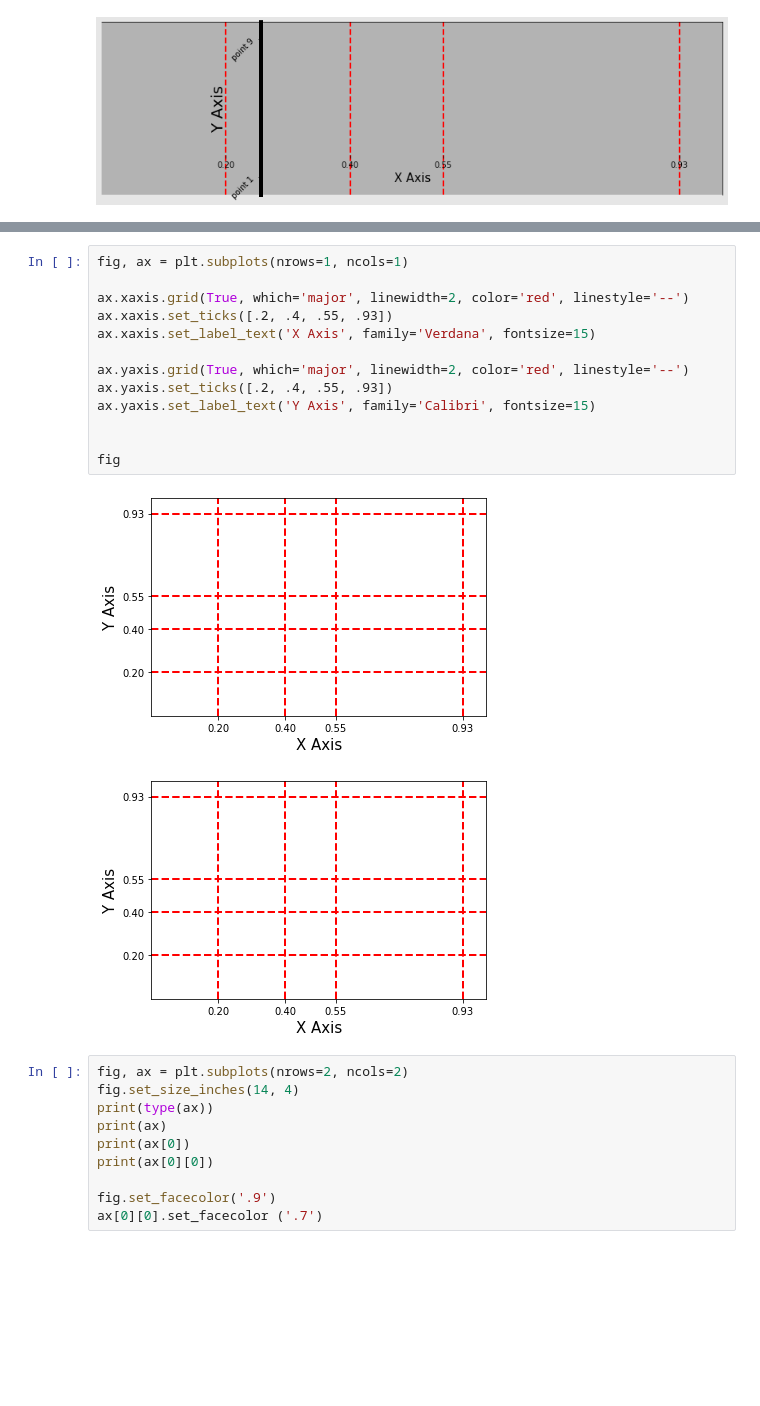
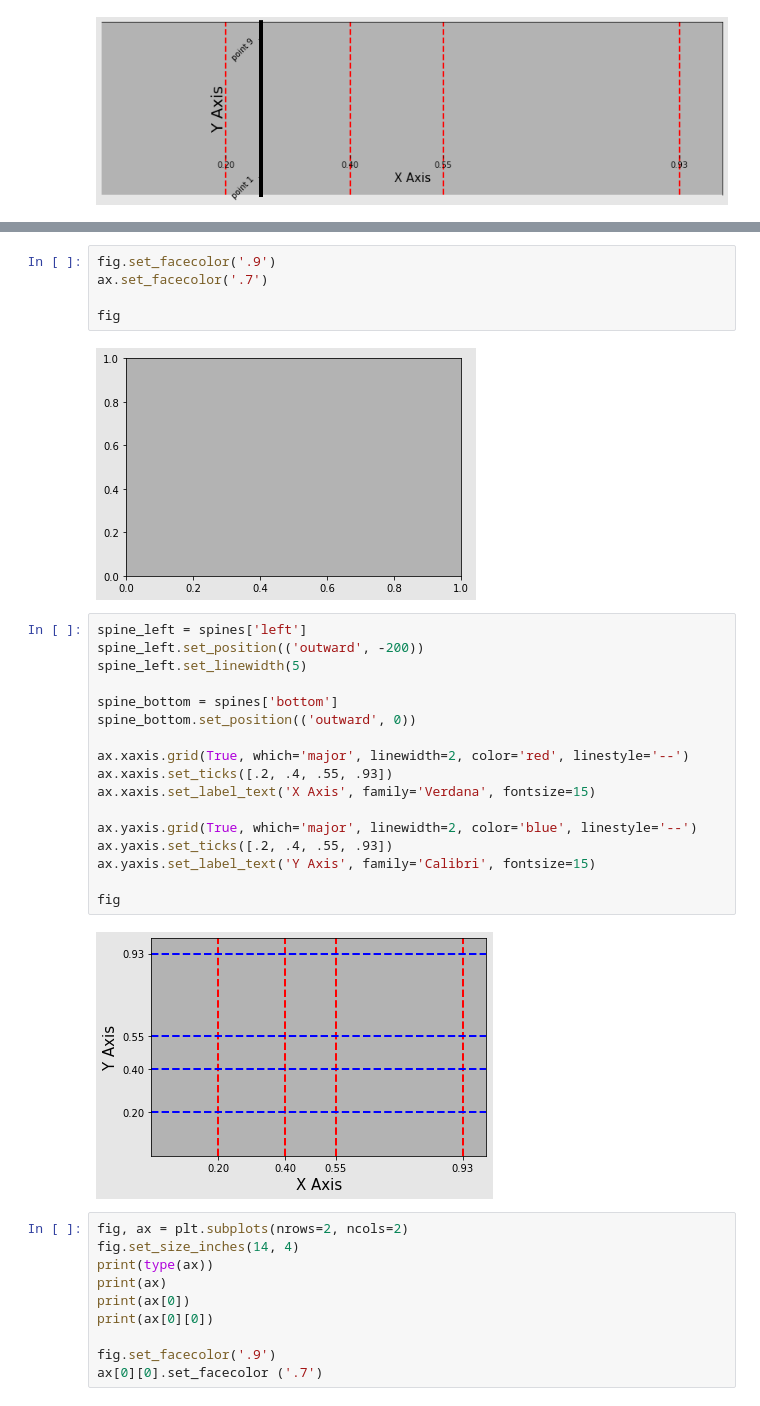
Before and after one commit to son50git/PKT_004_Visualizaiton_PY_MTL, a Jupyter notebook: PKT_004_Rework_01.ipynb, the cells around one changed output, grey strips where cells are left out. Cells and saved outputs as stored; diff of their text form; blank space fills up the shorter version.

```diff
--- a/PKT_004_Rework_01.ipynb
+++ b/PKT_004_Rework_01.ipynb
@@ -270,19 +269,29 @@ fig
+# %%
+fig.set_facecolor('.9')
+ax.set_facecolor('.7')
+
+fig
+# %% [output]
+[figure, added]
 # %%
-fig, ax = plt.subplots(nrows=1, ncols=1)
+spine_left = spines['left']
+spine_left.set_position(('outward', -200))
+spine_left.set_linewidth(5)
+
+spine_bottom = spines['bottom']
+spine_bottom.set_position(('outward', 0))
 
 ax.xaxis.grid(True, which='major', linewidth=2, color='red', linestyle='--')
 ax.xaxis.set_ticks([.2, .4, .55, .93])
 ax.xaxis.set_label_text('X Axis', family='Verdana', fontsize=15)
 
-ax.yaxis.grid(True, which='major', linewidth=2, color='red', linestyle='--')
+ax.yaxis.grid(True, which='major', linewidth=2, color='blue', linestyle='--')
 ax.yaxis.set_ticks([.2, .4, .55, .93])
 ax.yaxis.set_label_text('Y Axis', family='Calibri', fontsize=15)
 
-
 fig
 # %% [output]
-[figure, old version]
+[figure, new version]
-[figure, removed]
 # %%
 fig, ax = plt.subplots(nrows=2, ncols=2)
 fig.set_size_inches(14, 4)
```
Also changed, not shown: parts of 2 cells of this notebook.
